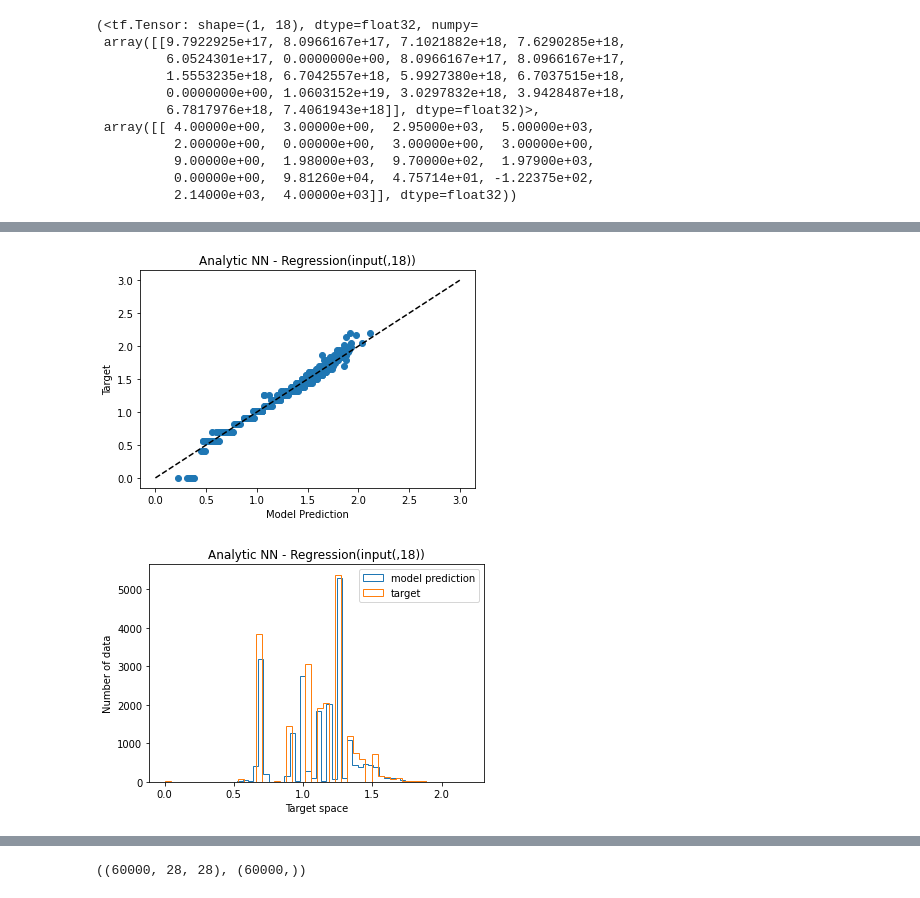
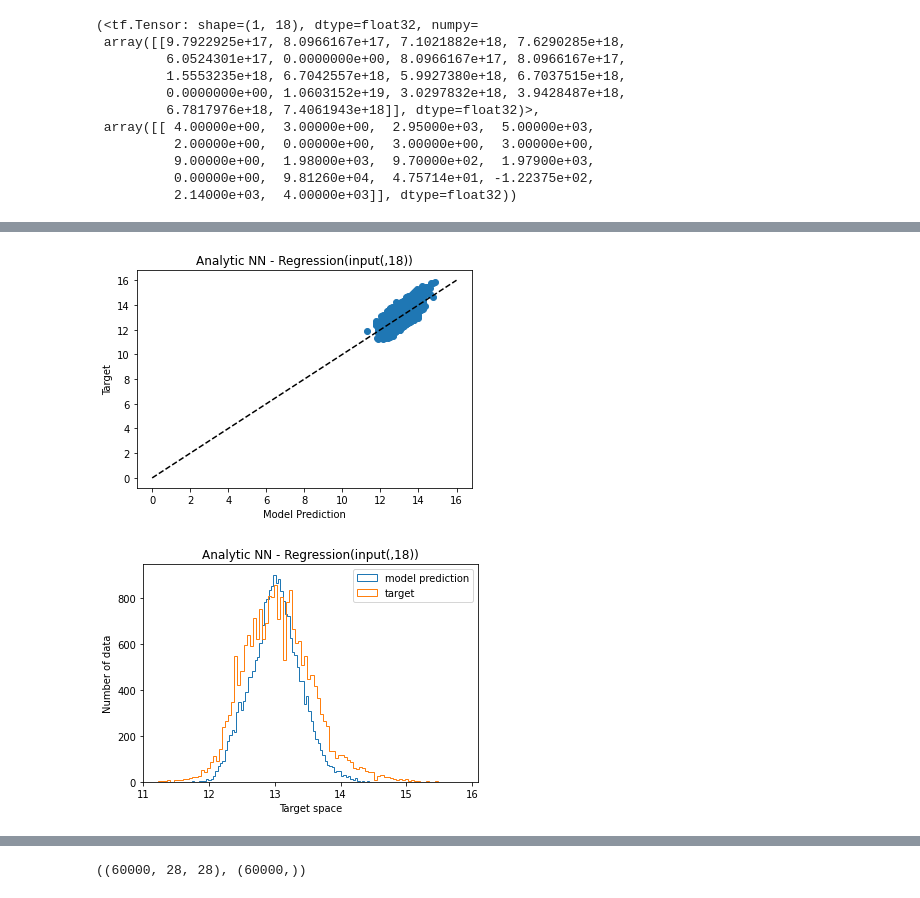
Before and after one commit to ja2006203966/Analytic-Neural-Networks, a Jupyter notebook: Analytic NN.ipynb, the cells around one changed output, grey strips where cells are left out. Cells and saved outputs as stored; diff of their text form; code cells hidden in the pictures.

```diff
--- a/Analytic NN.ipynb
+++ b/Analytic NN.ipynb
@@ -123,3 +63,5 @@ x_rg = x_rg[:,3:]
+# %%
+x_rg, y_rg = Load_data("./data/kc_house_data.csv.zip")
 # %%
 x_rg.shape, y_rg.shape
 # %% [output]
@@ -591,5 +514,5 @@ False
 # %%
-model_type = "ANN"
+model_type = "ANN_Regression"
 save_dir = './test1/'
 model_name = '%s_model_'% model_type
 if not os.path.isdir(save_dir):
@@ -648,5 +571,7 @@ y_rg = y_rg.astype(np.float32)
+# %%
+x_train, y_train = x_rg[:18000], y_rg[:18000]
+x_val, y_val = x_rg[18000:], y_rg[18000:]
 # %%
-
-modelANN.fit(np.log(np.abs(x_rg)+1), np.log(np.abs(y_rg)+1), callbacks = callbacks, shuffle=True , epochs=20, batch_size=32, verbose=1)
+modelANN.fit(np.log(np.abs(x_train)+1), np.log(np.abs(y_train)+1), validation_data=(np.log(np.abs(x_val)+1), np.log(np.abs(y_val)+1)), callbacks = callbacks, shuffle=True , epochs=40, batch_size=32, verbose=1)
 # modelANN.fit(np.log(np.abs(x_rg)+1), np.log(np.abs(y_rg)+1), epochs=10)
 # %% [output]
@@ -689,22 +604,26 @@ plt.title("Analytic NN - Regression(input(,18))")
 plt.xlabel("Model Prediction")
 plt.ylabel("Target")
 plt.scatter(y_pre,np.log(np.abs(y_rg)+1))
-plt.plot([0,2.5],[0,2], color = 'k', linestyle='--')
+plt.plot([0,16],[0,16], color = 'k', linestyle='--')
 # plt.xlim([0,2.5])
-# plt.savefig("./plot/Regrssion_Scatter.png")
+# plt.savefig("./plot/Regression_Scatter3.png")
+# plt.savefig("./plot/DNN_Regression_Scatter1.png")
+
 plt.show()
 # %% [output]
-[figure, old version]
+[figure, new version]
 # %%
 plt.title("Analytic NN - Regression(input(,18))")
 plt.xlabel("Target space")
 plt.ylabel("Number of data")
-plt.hist(y_pre, histtype='step', label = "model prediction", bins = 50)
-plt.hist(np.log(np.abs(y_rg)+1), histtype='step',  label = "target", bins = 50)
+plt.hist(y_pre, histtype='step', label = "model prediction", bins = 100)
+plt.hist(np.log(np.abs(y_rg)+1), histtype='step',  label = "target", bins = 100)
 plt.legend()
-plt.savefig("./plot/Regression_Hist.png")
+# plt.savefig("./plot/Regression_Hist3.png")
+# plt.savefig("./plot/DNN_Regression_Hist1.png")
+
 # plt.xlim([0,2.5])
 plt.show()
 # %% [output]
-[figure, old version]
+[figure, new version]
 # %%
```
Also changed, not shown: parts of 51 cells of this notebook, 2 other files.
